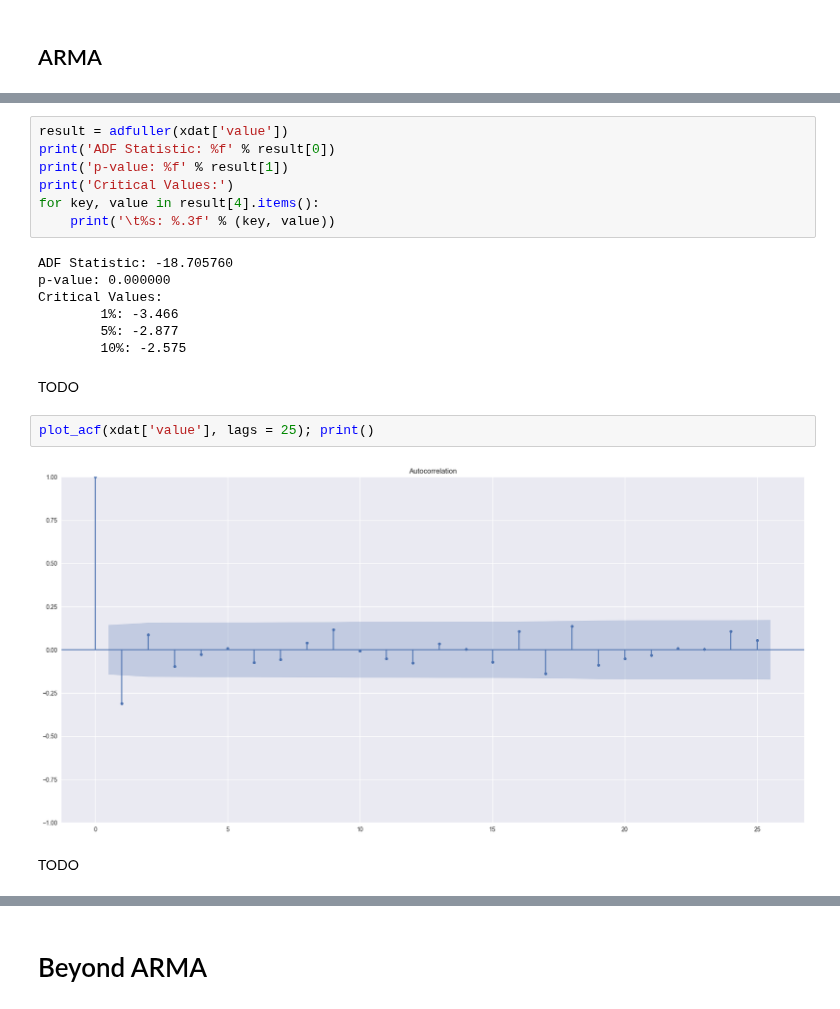
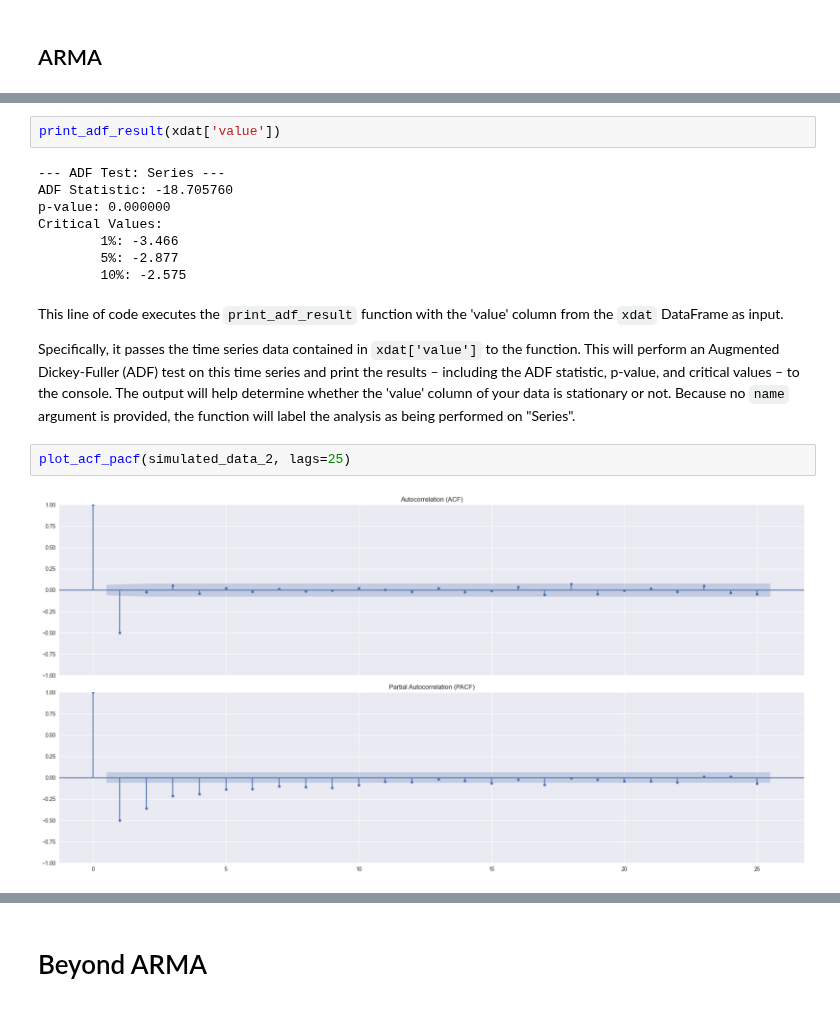
Before and after one commit to tng-konrad/time-series-with-Konrad, a Jupyter notebook: m03-arima-family.ipynb, the cells around one changed output, grey strips where cells are left out. Saved outputs shown, nothing was run; the diff lists cells and outputs as text.

```diff
--- a/m03-arima-family.ipynb
+++ b/m03-arima-family.ipynb
@@ -161,11 +206,7 @@ TODO
 # %%
-result = adfuller(xdat['value'])
-print('ADF Statistic: %f' % result[0])
-print('p-value: %f' % result[1])
-print('Critical Values:')
-for key, value in result[4].items():
-    print('\t%s: %.3f' % (key, value))
+print_adf_result(xdat['value'])
 # %% [output]
+--- ADF Test: Series ---
 ADF Statistic: -18.705760
 p-value: 0.000000
 Critical Values:
@@ -173,10 +214,10 @@ Critical Values:
         5%: -2.877
         10%: -2.575
 # %% [markdown]
-TODO
+This line of code executes the `print_adf_result` function with the 'value' column from the `xdat` DataFrame as input.
+
+Specifically, it passes the time series data contained in `xdat['value']` to the function. This will perform an Augmented Dickey-Fuller (ADF) test on this time series and print the results – including the ADF statistic, p-value, and critical values – to the console. The output will help determine whether the 'value' column of your data is stationary or not. Because no `name` argument is provided, the function will label the analysis as being performed on "Series".
 # %%
-plot_acf(xdat['value'], lags = 25); print()
+plot_acf_pacf(simulated_data_2, lags=25)
 # %% [output]
-[figure, old version]
+[figure, new version]
-# %% [markdown]
-TODO
```
Also changed, not shown: parts of 45 cells of this notebook.
